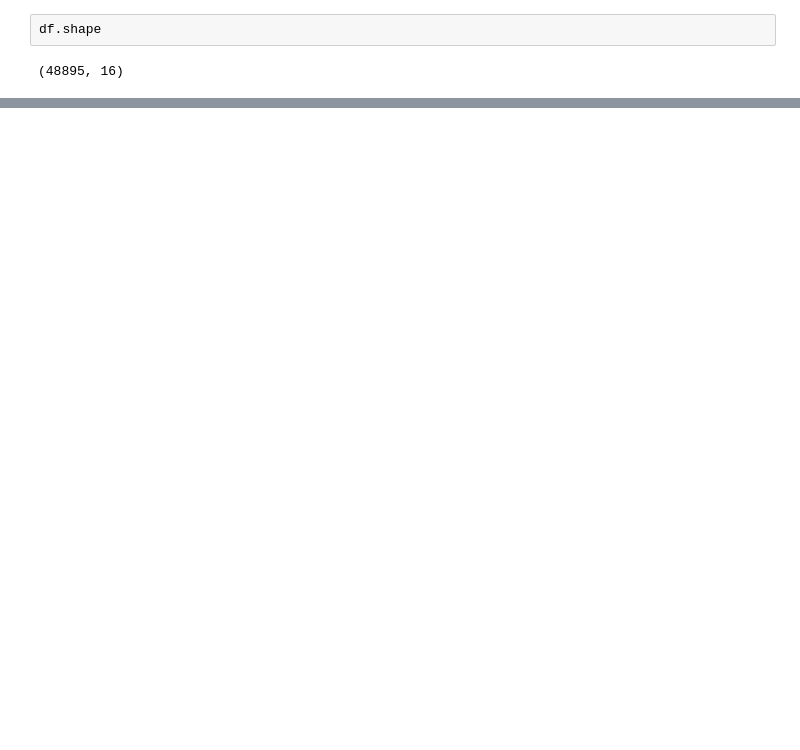
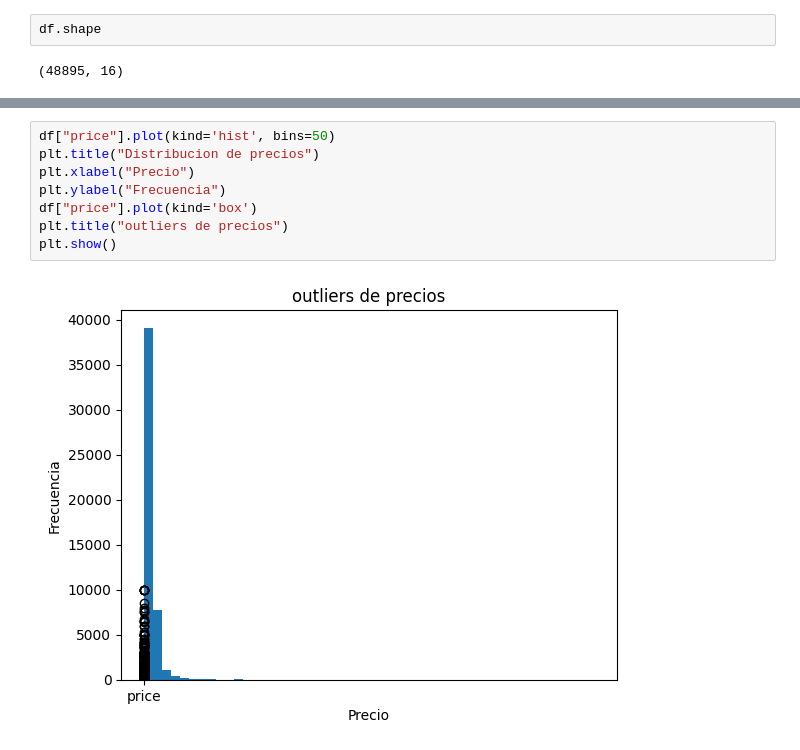
Before and after one commit to Antonio-garcia-2025/machine-learning-python-template, a Jupyter notebook: src/explore.ipynb, the cells around one changed output, grey strips where cells are left out. Saved outputs shown, nothing was run; the diff lists cells and outputs as text; blank space fills up the shorter version.

```diff
--- a/src/explore.ipynb
+++ b/src/explore.ipynb
@@ -22,0 +100,10 @@ NameError: name 'df' is not defined
+# %%
+df["price"].plot(kind='hist', bins=50)
+plt.title("Distribucion de precios")
+plt.xlabel("Precio")
+plt.ylabel("Frecuencia")
+df["price"].plot(kind='box')
+plt.title("outliers de precios")
+plt.show()
+# %% [output]
+[figure, added]
```
Also changed, not shown: parts of 24 cells of this notebook, 6 other files.
